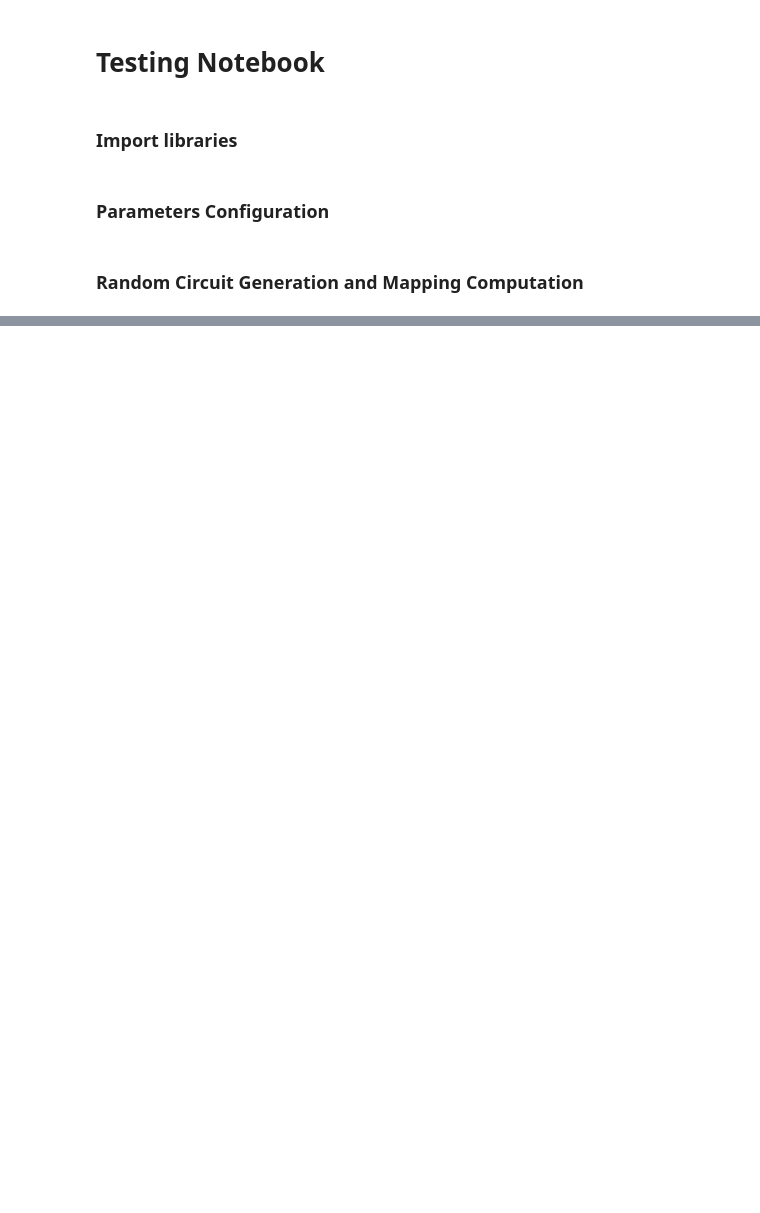
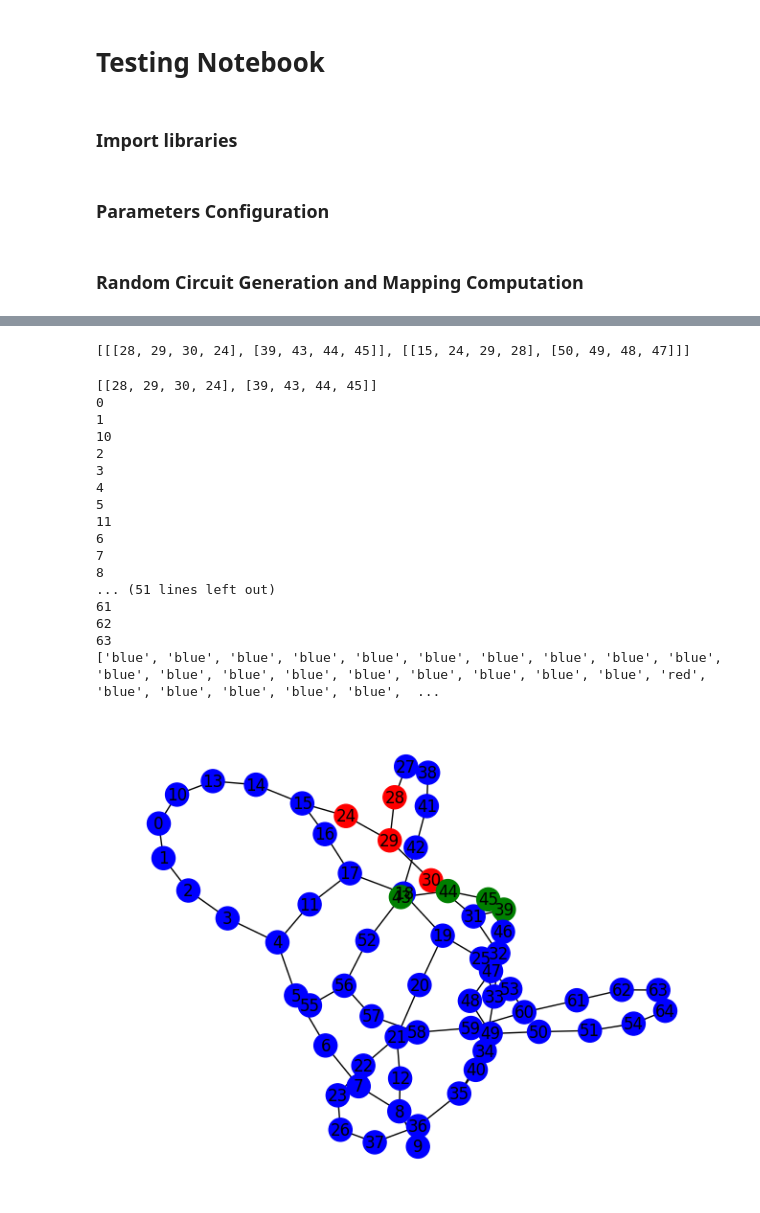
Before and after one commit to Giorgio-Miani/quantum-swap-optimizer, a Jupyter notebook: testing/testing.ipynb, the cells around one changed output, grey strips where cells are left out. Drawn from its saved outputs; the diff is of its cells as text; code cells hidden in the pictures; blank space fills up the shorter version.

Commit message:
fix bug with plotting

```diff
--- a/testing/testing.ipynb
+++ b/testing/testing.ipynb
@@ -42,41 +44,69 @@ circuit.draw_dependency_graph()
 # Generate the Quantum Circuit Mapping
 q_map = qMap.QubitMapping(circuit, backend=FakeGuadalupeV2(), buffer_distance=buffer_distance)
 q_map.generate_qubit_mapping()
+# %%
+print(q_map.qubit_mapping)
+# %% [output]
+[[[28, 29, 30, 24], [39, 43, 44, 45]], [[15, 24, 29, 28], [50, 49, 48, 47]]]
 # %%
 def generate_layouts(module, backend):
     """ Searches for, optimizes and evaluates quantum circuit layouts for a specified backend. """
     trans_qc = transpile(module, backend, optimization_level=3)
     small_qc = mm.deflate_circuit(trans_qc)
     layouts = mm.matching_layouts(small_qc, backend)
     scores = mm.evaluate_layouts(small_qc, layouts, backend)
     return scores
 
 backend   = q_map.backend
 couplings = backend.coupling_map.get_edges()
 qc_graph  = nx.from_edgelist(couplings)
 
 # Retrieve the qubits associated with each chosen layout
 timestep       = 0
-chosen_layouts = []
-for vertex in q_map.qubit_mapping[timestep]:
-    layouts = generate_layouts(q_map.modules[vertex[0]], backend)
-    chosen_layouts.append(layouts[vertex[1]])
+chosen_layouts = q_map.qubit_mapping[timestep]
+# for vertex in q_map.qubit_mapping[timestep]:
+#     layouts = generate_layouts(q_map.modules[vertex[0]], backend)
+#     chosen_layouts.append(layouts[vertex[1]])
 # print(f"Qubit associated with each layout: {chosen_layouts}")
+
+print(chosen_layouts)
 
 # Plot the quantum circuit graph with the chosen layout for each mapped module
 colors    = ['blue', 'red', 'green', 'yellow', 'orange', 'purple', 'brown', 'pink']
 color_map = []
 
 for node in qc_graph:
+    print(node)
     in_layout = False
     for layoutIndex, layout in enumerate(chosen_layouts):
-        if node in layout[0]:
+        if node in layout:
             color_map.append(colors[layoutIndex + 1])
             in_layout = True
+
 
     if not in_layout:
         color_map.append(colors[0])
 
+print(color_map)
 nx.draw(qc_graph, node_color=color_map, with_labels=True)
+# %% [output]
+[[28, 29, 30, 24], [39, 43, 44, 45]]
+0
+1
+10
+2
+3
+4
+5
+11
+6
+7
+8
+... (51 lines left out)
+61
+62
+63
+['blue', 'blue', 'blue', 'blue', 'blue', 'blue', 'blue', 'blue', 'blue', 'blue', 'blue', 'blue', 'blue', 'blue', 'blue', 'blue', 'blue', 'blue', 'blue', 'red', 'blue', 'blue', 'blue', 'blue', 'blue',  ...
+[figure, added]
 # %%
 # Plot module of the circuit
```
Also changed, not shown: parts of 4 cells of this notebook, 1 other file.
